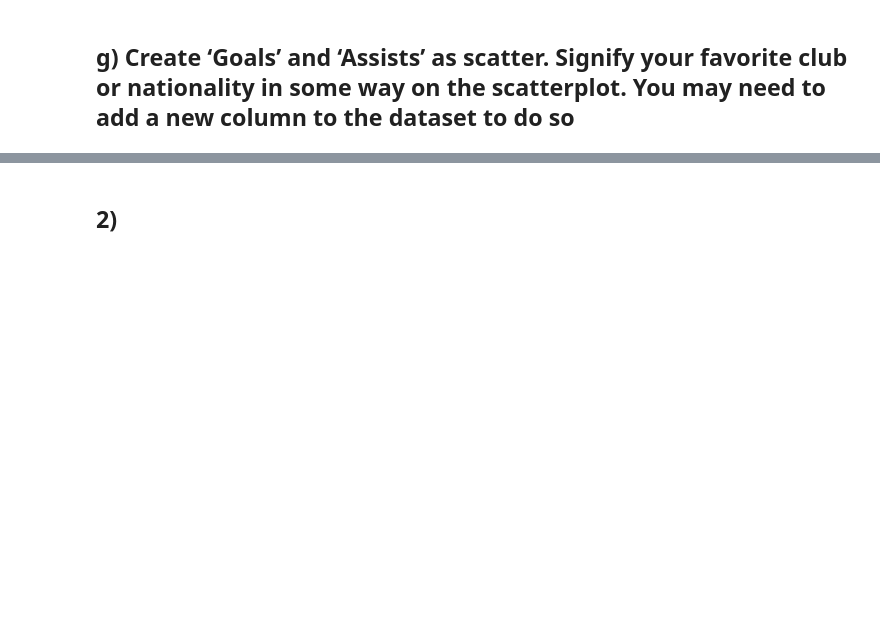
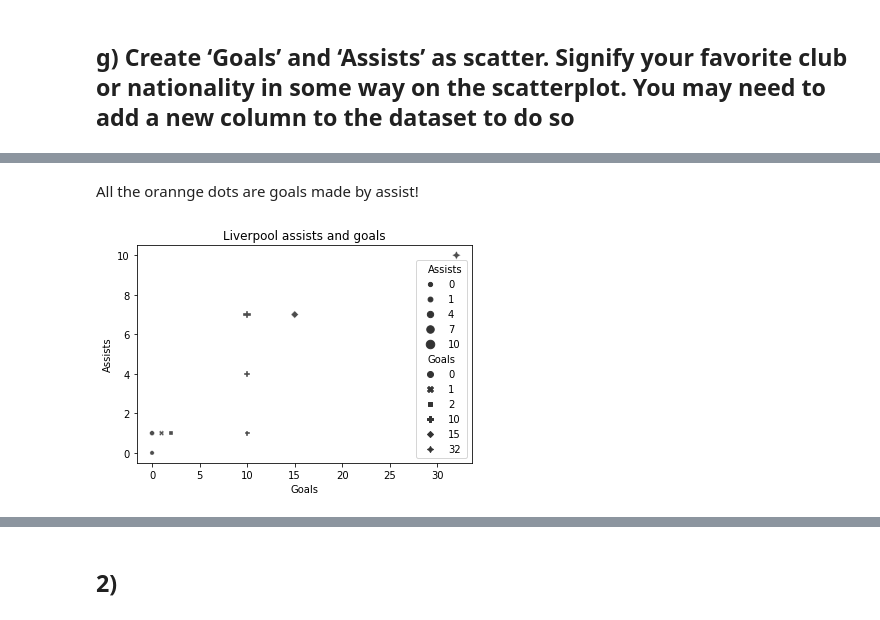
Before and after one commit to bidhan7/Test, a Jupyter notebook: Exam3.ipynb, the cells around one changed output, grey strips where cells are left out. Cells and saved outputs as stored; diff of their text form; code cells hidden in the pictures; blank space fills up the shorter version.

```diff
--- a/Exam3.ipynb
+++ b/Exam3.ipynb
@@ -148,0 +151,6 @@ Text(0.5, 1.0, 'A scatterplot of goals and assists')
+# %% [markdown]
+All the orannge dots are goals made by assist!
+# %%
+ax = sns.scatterplot(data = d,  x = 'Goals', y = 'Assists', style = 'Goals', size = 'Assists', color='.3' ).set_title("Liverpool assists and goals")
+# %% [output]
+[figure, added]
```
Also changed, not shown: parts of 7 cells of this notebook.
